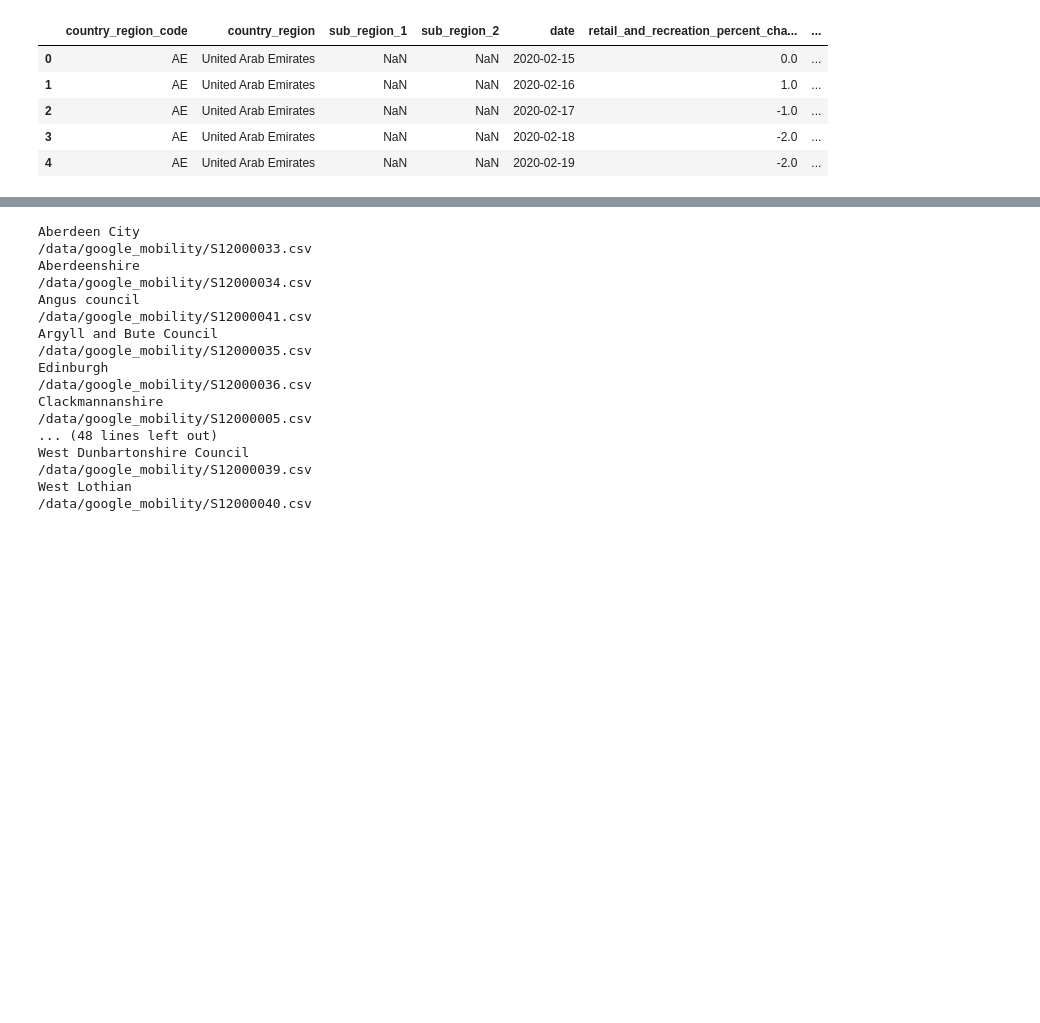
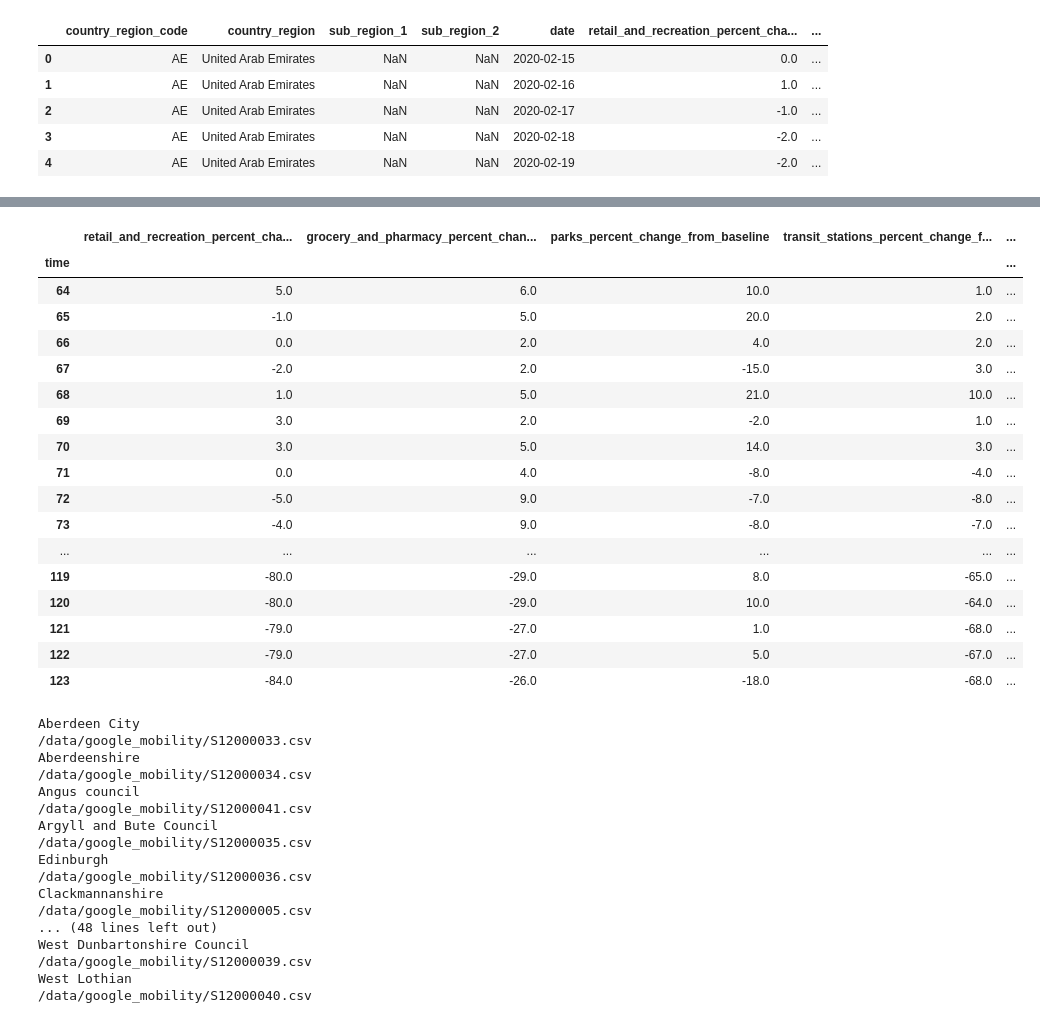
Before and after one commit to covidmaps/scotland, a Jupyter notebook: google_data.ipynb, the cells around one changed output, grey strips where cells are left out. Saved outputs shown, nothing was run; the diff lists cells and outputs as text; code cells hidden in the pictures; blank space fills up the shorter version.

```diff
--- a/google_data.ipynb
+++ b/google_data.ipynb
@@ -89,0 +133,17 @@ def get_lad_data(df, area_name):
+# %%
+"As input give the new dataframe with country region as index"
+def get_uk_average(df_google):
+    df_country = df_google.copy()
+    df_country.set_index('country_region', inplace=True)
+    df_area = df_country.loc['United Kingdom', ['date', 'retail_and_recreation_percent_change_from_baseline', 'grocery_and_pharmacy_percent_change_from_baseline', 'parks_percent_change_from_baseline', 'transit_stations_percent_change_from_baseline', 'workplaces_percent_change_from_baseline', 'residential_percent_change_from_baseline']]
+    df_area.reset_index(inplace=True, drop=True)
+    df_area['time'] = df_area['date'].apply(lambda x : convert_date_to_day(x))
+    df_area = df_area.drop(columns=['date'])
+    df_area = df_area.set_index('time')
+    df_area = df_area.reset_index(inplace=False)
+    df_area = df_area.rename(columns={'retail_and_recreation_percent_change_from_baseline': 'uk_retail_and_recreation_percent_change_from_baseline', 'grocery_and_pharmacy_percent_change_from_baseline': 'uk_grocery_and_pharmacy_percent_change_from_baseline', 'parks_percent_change_from_baseline':'uk_parks_percent_change_from_baseline', 'transit_stations_percent_change_from_baseline':'uk_transit_stations_percent_change_from_baseline', 'workplaces_percent_change_from_baseline':'uk_workplaces_percent_change_from_baseline', 'residential_percent_change_from_baseline':'uk_residential_percent_change_from_baseline'})
+    df_area = df_area.set_index('time')
+    return df_area[-60:]
+# %%
+df_uk = get_uk_average(df_google)
+df_uk.head()
@@ -90,3 +163,24 @@ def get_lad_data(df, area_name):
+# %%
+df_resucombine_uk_average(df_aberdeen_example, df_uk)
+# %% [output]
+|  | retail_and_recreation_percent_cha... | grocery_and_pharmacy_percent_chan... | parks_percent_change_from_baseline | transit_stations_percent_change_f... | ... |
+| time |  |  |  |  | ... |
+| 64 | 5.0 | 6.0 | 10.0 | 1.0 | ... |
+| 65 | -1.0 | 5.0 | 20.0 | 2.0 | ... |
+| 66 | 0.0 | 2.0 | 4.0 | 2.0 | ... |
+| 67 | -2.0 | 2.0 | -15.0 | 3.0 | ... |
+| 68 | 1.0 | 5.0 | 21.0 | 10.0 | ... |
+| 69 | 3.0 | 2.0 | -2.0 | 1.0 | ... |
+| 70 | 3.0 | 5.0 | 14.0 | 3.0 | ... |
+| 71 | 0.0 | 4.0 | -8.0 | -4.0 | ... |
+| 72 | -5.0 | 9.0 | -7.0 | -8.0 | ... |
+| 73 | -4.0 | 9.0 | -8.0 | -7.0 | ... |
+| ... | ... | ... | ... | ... | ... |
+| 119 | -80.0 | -29.0 | 8.0 | -65.0 | ... |
+| 120 | -80.0 | -29.0 | 10.0 | -64.0 | ... |
+| 121 | -79.0 | -27.0 | 1.0 | -68.0 | ... |
+| 122 | -79.0 | -27.0 | 5.0 | -67.0 | ... |
+| 123 | -84.0 | -26.0 | -18.0 | -68.0 | ... |
 # %%
 def get_all_data(df, regions, root_path):
 
```
Also changed, not shown: parts of 16 cells of this notebook, 2 other files.
